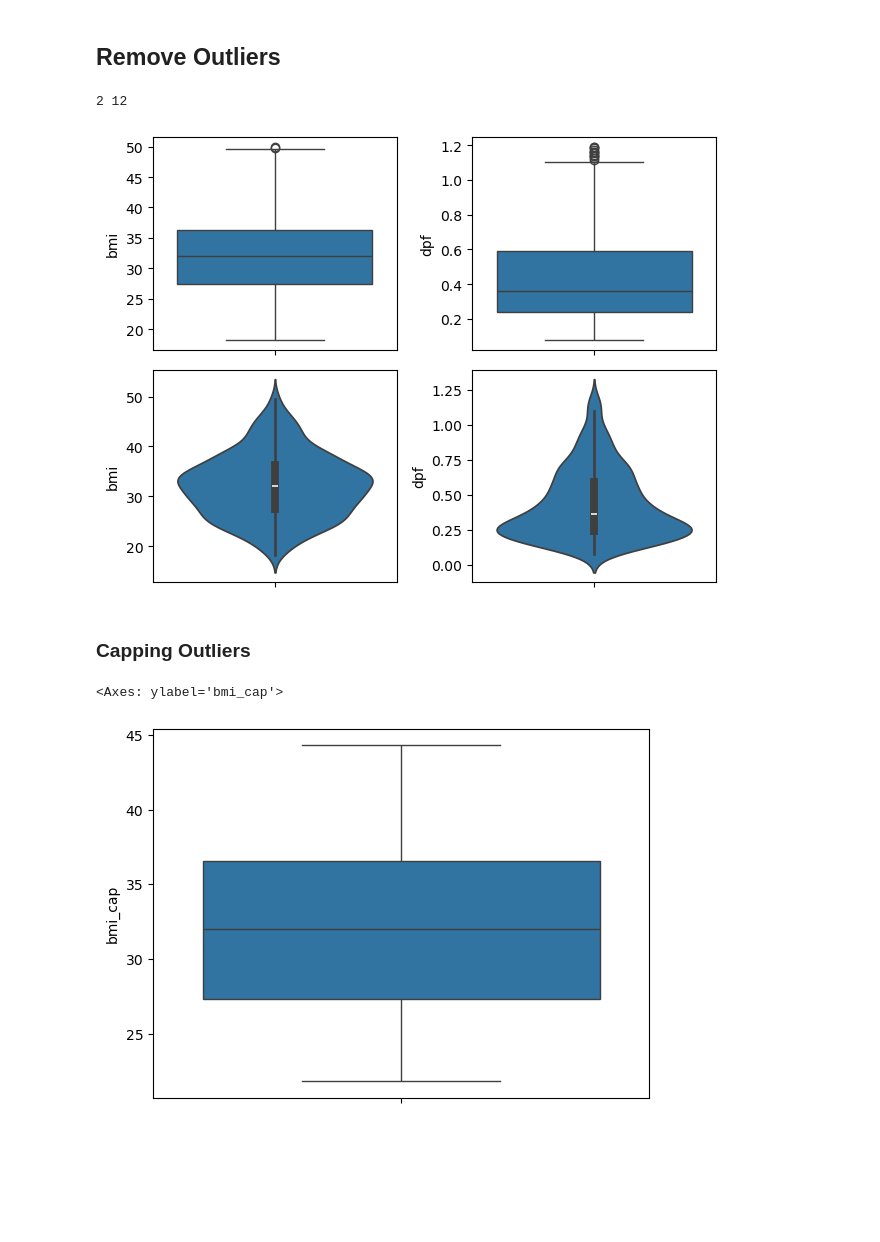
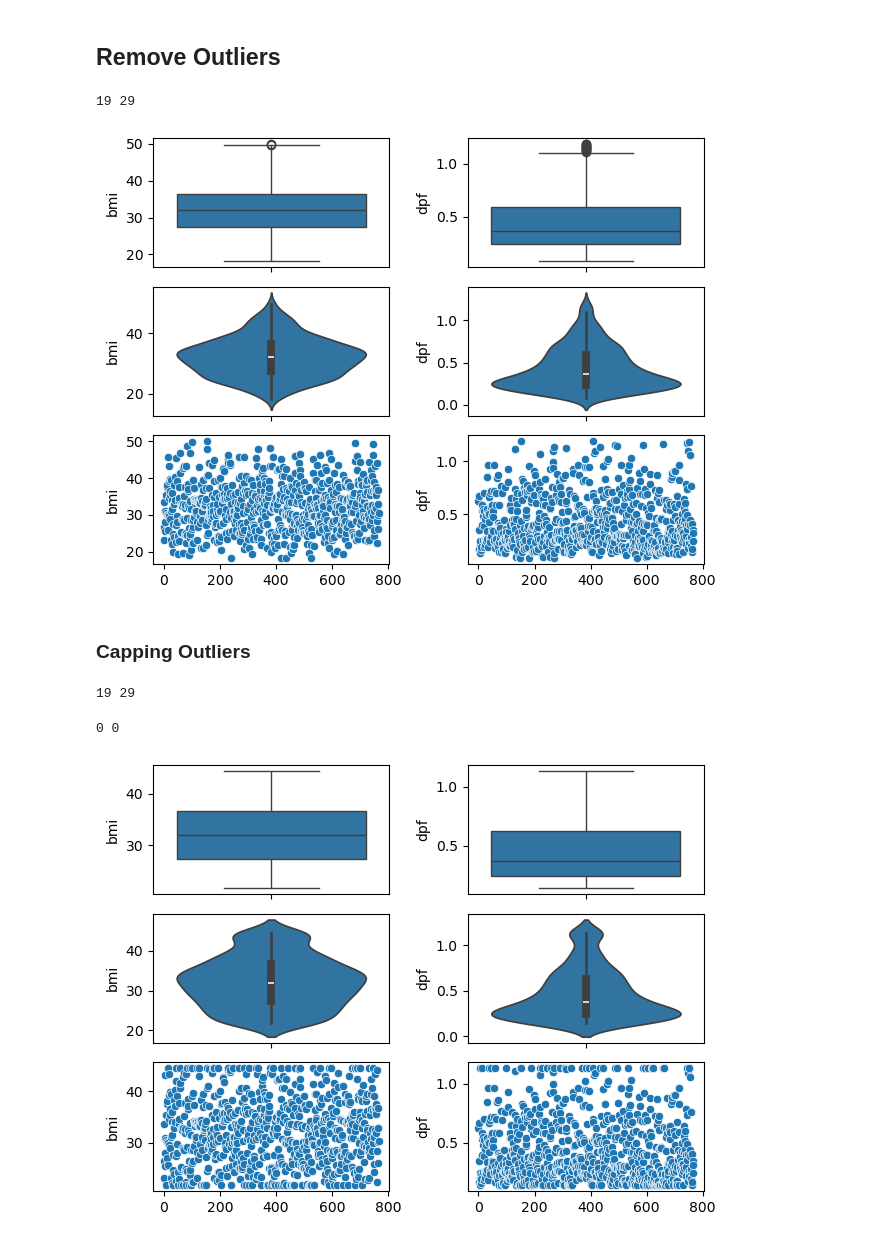
Before and after one commit to dashbikash/aiml-notebooks, a Jupyter notebook: dataclean/Outlier Handling.ipynb, the cells around one changed output. Cells and saved outputs as stored; diff of their text form; code cells hidden in the pictures; blank space fills up the shorter version.

```diff
--- a/dataclean/Outlier Handling.ipynb
+++ b/dataclean/Outlier Handling.ipynb
@@ -125,6 +126,6 @@ df=df[~(bmi_outliers | dpf_outliers)]
-# %%
-bmi_outliers=detect_outliers_iqr(df['bmi'])
-dpf_outliers=detect_outliers_iqr(df['dpf'])
-print( sum(bmi_outliers), sum(dpf_outliers))
-# %% [output]
-2 12
+# %%
+bmi_outliers=detect_outliers_iqr(df['bmi'])
+dpf_outliers=detect_outliers_iqr(df['dpf'])
+print( sum(bmi_outliers), sum(dpf_outliers))
+# %% [output]
+19 29
@@ -131,26 +134,38 @@ print( sum(bmi_outliers), sum(dpf_outliers))
 # %%
-plt.subplot(2, 2, 1) # 1 row, 2 columns, first plot
+plt.subplot(3, 2, 1) # 1 row, 2 columns, first plot
 sns.boxplot(df['bmi'])
 
 # Create the second subplot
-plt.subplot(2, 2, 2) # 1 row, 2 columns, second plot
+plt.subplot(3, 2, 2) # 1 row, 2 columns, second plot
 sns.boxplot(df['dpf'])
 
-plt.subplot(2, 2, 3) # 1 row, 2 columns, first plot
+plt.subplot(3, 2, 3) # 1 row, 2 columns, first plot
 sns.violinplot(df['bmi'])
 
 # Create the second subplot
-plt.subplot(2, 2, 4) # 1 row, 2 columns, second plot
+plt.subplot(3, 2, 4) # 1 row, 2 columns, second plot
 sns.violinplot(df['dpf'])
+
+plt.subplot(3, 2, 5) # 1 row, 2 columns, first plot
+sns.scatterplot(df['bmi'])
+
+# Create the second subplot
+plt.subplot(3, 2, 6) # 1 row, 2 columns, second plot
+sns.scatterplot(df['dpf'])
 
 plt.tight_layout() # Adjust layout to prevent overlapping titles/labels
 plt.show()
 # %% [output]
-[figure, old version]
+[figure, new version]
 # %% [markdown]
 ### Capping Outliers
 # %%
-df['tf_bmi'] = df['bmi'] # start with original values
+df=pd.read_csv('https://github.com/dashbikash/datasets/raw/refs/heads/main/Diabetes.csv')
+bmi_outliers=detect_outliers_iqr(df['bmi'])
+dpf_outliers=detect_outliers_iqr(df['dpf'])
+print( sum(bmi_outliers), sum(dpf_outliers))
+# %% [output]
+19 29
 # %%
 def cap_outliers(series: pd.Series):
     lower = series.quantile(0.05)
@@ -158,9 +173,37 @@ def cap_outliers(series: pd.Series):
 
     return series.clip(lower, upper)
 
-df['bmi_cap']=cap_outliers(df['bmi'])
+df['bmi']=cap_outliers(df['bmi'])
+df['dpf']=cap_outliers(df['dpf'])
+# %%
+bmi_outliers=detect_outliers_iqr(df['bmi'])
+dpf_outliers=detect_outliers_iqr(df['dpf'])
+print( sum(bmi_outliers), sum(dpf_outliers))
+# %% [output]
+0 0
 # %%
-sns.boxplot(df['bmi_cap'])
+plt.subplot(3, 2, 1) # 1 row, 2 columns, first plot
+sns.boxplot(df['bmi'])
+
+# Create the second subplot
+plt.subplot(3, 2, 2) # 1 row, 2 columns, second plot
+sns.boxplot(df['dpf'])
+
+plt.subplot(3, 2, 3) # 1 row, 2 columns, first plot
+sns.violinplot(df['bmi'])
+
+# Create the second subplot
+plt.subplot(3, 2, 4) # 1 row, 2 columns, second plot
+sns.violinplot(df['dpf'])
+
+plt.subplot(3, 2, 5) # 1 row, 2 columns, first plot
+sns.scatterplot(df['bmi'])
+
+# Create the second subplot
+plt.subplot(3, 2, 6) # 1 row, 2 columns, second plot
+sns.scatterplot(df['dpf'])
+
+plt.tight_layout() # Adjust layout to prevent overlapping titles/labels
+plt.show()
 # %% [output]
-<Axes: ylabel='bmi_cap'>
-[figure, old version]
+[figure, new version]
```
Also changed, not shown: parts of 16 cells of this notebook.
